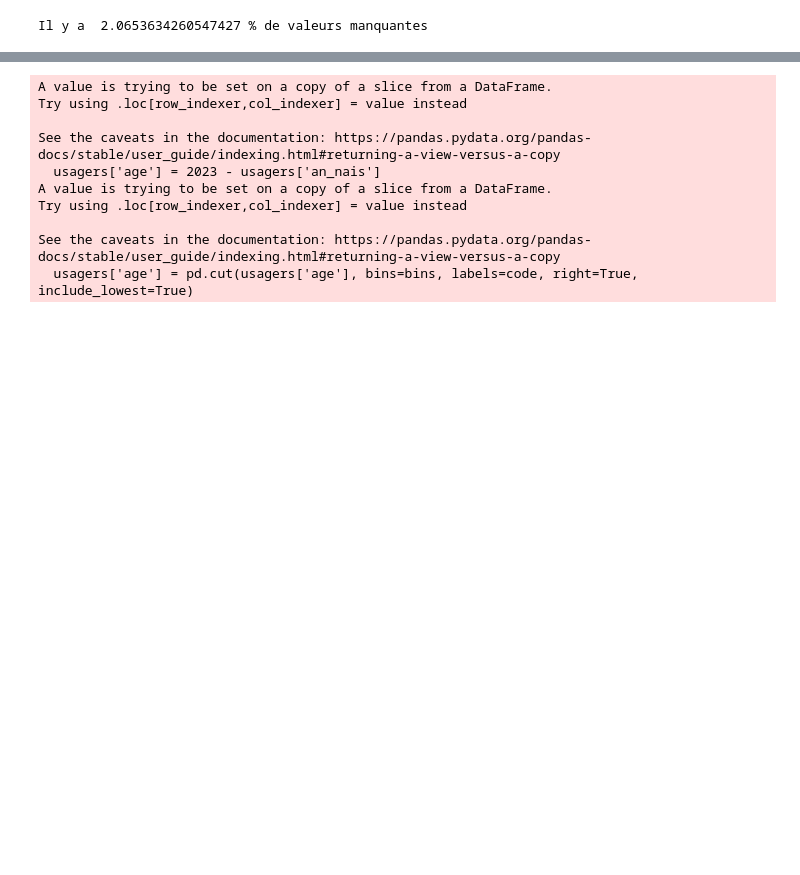
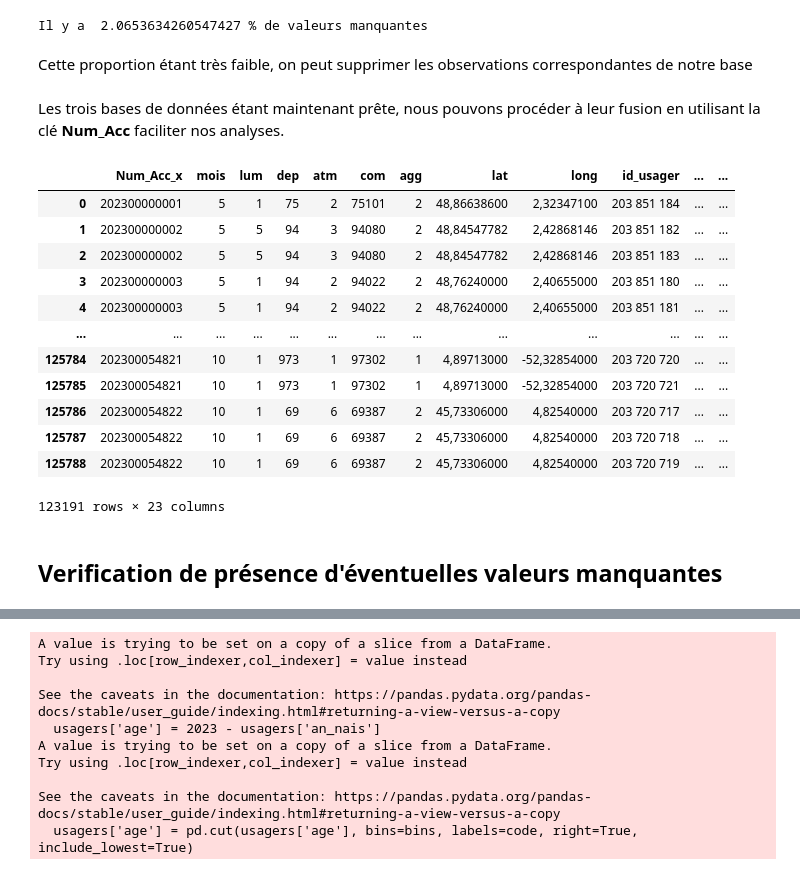
Before and after one commit to Deeson2002/Projet-python, a Jupyter notebook: Projet.ipynb, the cells around one changed output, grey strips where cells are left out. Saved outputs shown, nothing was run; the diff lists cells and outputs as text; code cells hidden in the pictures; blank space fills up the shorter version.

```diff
--- a/Projet.ipynb
+++ b/Projet.ipynb
@@ -324,3 +324,5 @@ n=usagers[("an_nais")].isnull().sum()
 print('Il y a ',n*100/len(usagers),'% de valeurs manquantes')
 # %% [output]
 Il y a  2.0653634260547427 % de valeurs manquantes
+# %% [markdown]
+Cette proportion étant très faible, on peut supprimer les observations correspondantes de notre base
@@ -326,0 +331,24 @@ Il y a  2.0653634260547427 % de valeurs manquantes
+# %% [markdown]
+Les trois bases de données étant maintenant prête, nous pouvons procéder à leur fusion en utilisant la clé **Num_Acc** faciliter nos analyses.
+# %%
+#Fusion des trois bases
+data = pd.merge(caract,usagers, on='Num_Acc', how='inner')
+data=pd.merge(data,vehicules,on='id_vehicule',how="inner")
+data=data.dropna()
+data
+# %% [output]
+|  | Num_Acc_x | mois | lum | dep | atm | com | agg | lat | long | id_usager | ... | ... |
+| 0 | 202300000001 | 5 | 1 | 75 | 2 | 75101 | 2 | 48,86638600 | 2,32347100 | 203 851 184 | ... | ... |
+| 1 | 202300000002 | 5 | 5 | 94 | 3 | 94080 | 2 | 48,84547782 | 2,42868146 | 203 851 182 | ... | ... |
+| 2 | 202300000002 | 5 | 5 | 94 | 3 | 94080 | 2 | 48,84547782 | 2,42868146 | 203 851 183 | ... | ... |
+| 3 | 202300000003 | 5 | 1 | 94 | 2 | 94022 | 2 | 48,76240000 | 2,40655000 | 203 851 180 | ... | ... |
+| 4 | 202300000003 | 5 | 1 | 94 | 2 | 94022 | 2 | 48,76240000 | 2,40655000 | 203 851 181 | ... | ... |
+| ... | ... | ... | ... | ... | ... | ... | ... | ... | ... | ... | ... | ... |
+| 125784 | 202300054821 | 10 | 1 | 973 | 1 | 97302 | 1 | 4,89713000 | -52,32854000 | 203 720 720 | ... | ... |
+| 125785 | 202300054821 | 10 | 1 | 973 | 1 | 97302 | 1 | 4,89713000 | -52,32854000 | 203 720 721 | ... | ... |
+| 125786 | 202300054822 | 10 | 1 | 69 | 6 | 69387 | 2 | 45,73306000 | 4,82540000 | 203 720 717 | ... | ... |
+| 125787 | 202300054822 | 10 | 1 | 69 | 6 | 69387 | 2 | 45,73306000 | 4,82540000 | 203 720 718 | ... | ... |
+| 125788 | 202300054822 | 10 | 1 | 69 | 6 | 69387 | 2 | 45,73306000 | 4,82540000 | 203 720 719 | ... | ... |
+123191 rows × 23 columns
+# %% [markdown]
+## Verification de présence d'éventuelles valeurs manquantes
```
Also changed, not shown: parts of 21 cells of this notebook.
